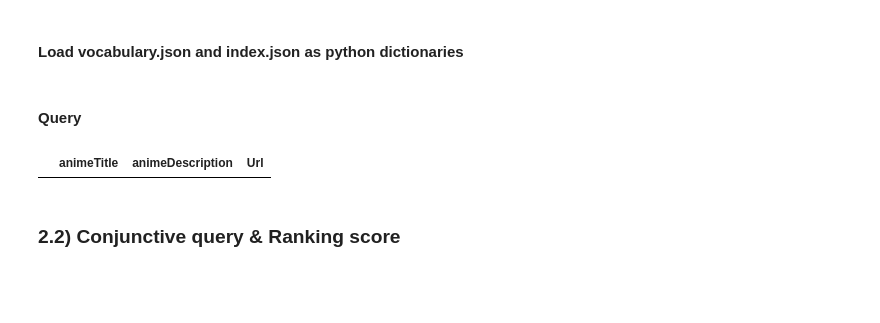
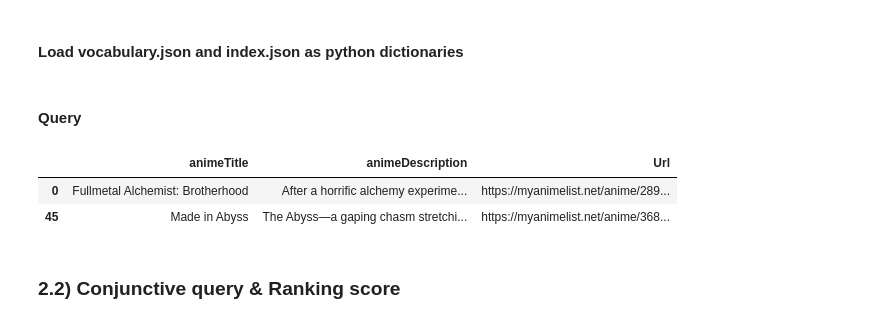
Before and after one commit to obster991/ADM-HW3-Group-25, a Jupyter notebook: HW3_ADM.ipynb, the cells around one changed output. Cells and saved outputs as stored; diff of their text form; code cells hidden in the pictures; blank space fills up the shorter version.

```diff
--- a/HW3_ADM.ipynb
+++ b/HW3_ADM.ipynb
@@ -461,10 +462,12 @@ vocabulary;
 # %%
 index;
 # %%
-rows = execute_query("mentor robot",vocabulary, index)
+rows = execute_query("robot",vocabulary, index)
 rows
 # %% [output]
 |  | animeTitle | animeDescription | Url |
+| 0 | Fullmetal Alchemist: Brotherhood | After a horrific alchemy experime... | https://myanimelist.net/anime/289... |
+| 45 | Made in Abyss | The Abyss—a gaping chasm stretchi... | https://myanimelist.net/anime/368... |
 # %% [markdown]
 ### 2.2) Conjunctive query & Ranking score
 # %% [markdown]
```
Also changed, not shown: parts of 4 cells of this notebook.
